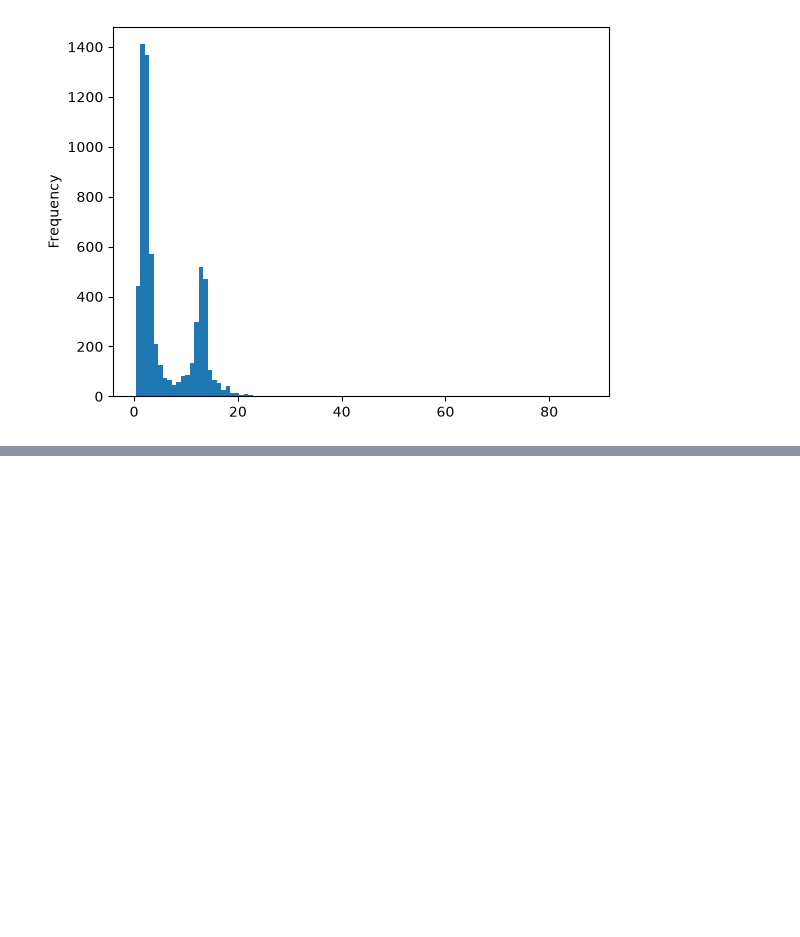
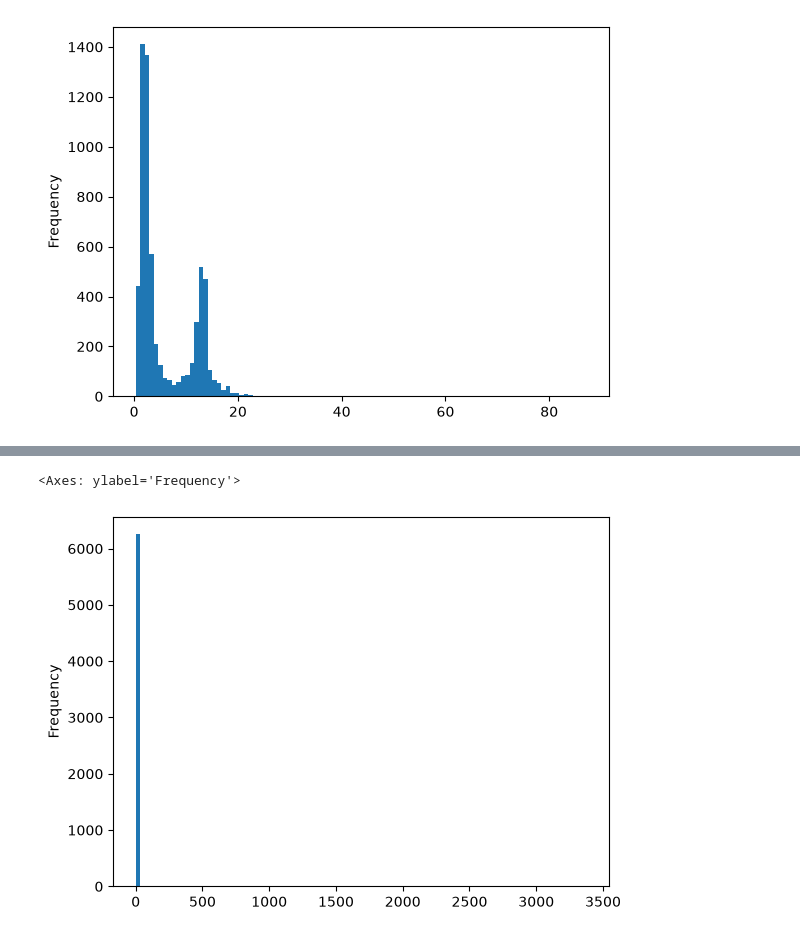
Before and after one commit to jhonatanaburto5-maker/machine-learning, a Jupyter notebook: notebooks/01_exoplanets_eda.ipynb, the cells around one changed output, grey strips where cells are left out. Saved outputs shown, nothing was run; the diff lists cells and outputs as text; code cells hidden in the pictures; blank space fills up the shorter version.

```diff
--- a/notebooks/01_exoplanets_eda.ipynb
+++ b/notebooks/01_exoplanets_eda.ipynb
@@ -249,3 +249,10 @@ df["pl_rade"].dropna().plot.hist(bins=100)
 # %% [output]
 <Axes: ylabel='Frequency'>
 [figure]
+# %%
+#creamos una nueva caracteristicas que la llamaremos densidad relativa
+#densidad del planeta respecto a la densida del planeta
+df["pl_density_rel"] = df["pl_bmasse"]/ (df["pl_rade"]**3)
+print (df[["pl_name", "pl_rade","pl_density_rel"]].head(10))
+print("="*50)
+print(df)
@@ -251,0 +277,7 @@ df["pl_rade"].dropna().plot.hist(bins=100)
+# %%
+df_density = df.dropna(subset=["pl_name","pl_rade","pl_density_rel"])
+
+df_density["pl_density_rel"].plot.hist(bins=100)
+# %% [output]
+<Axes: ylabel='Frequency'>
+[figure, added]
```
Also changed, not shown: parts of 1 cell of this notebook.
